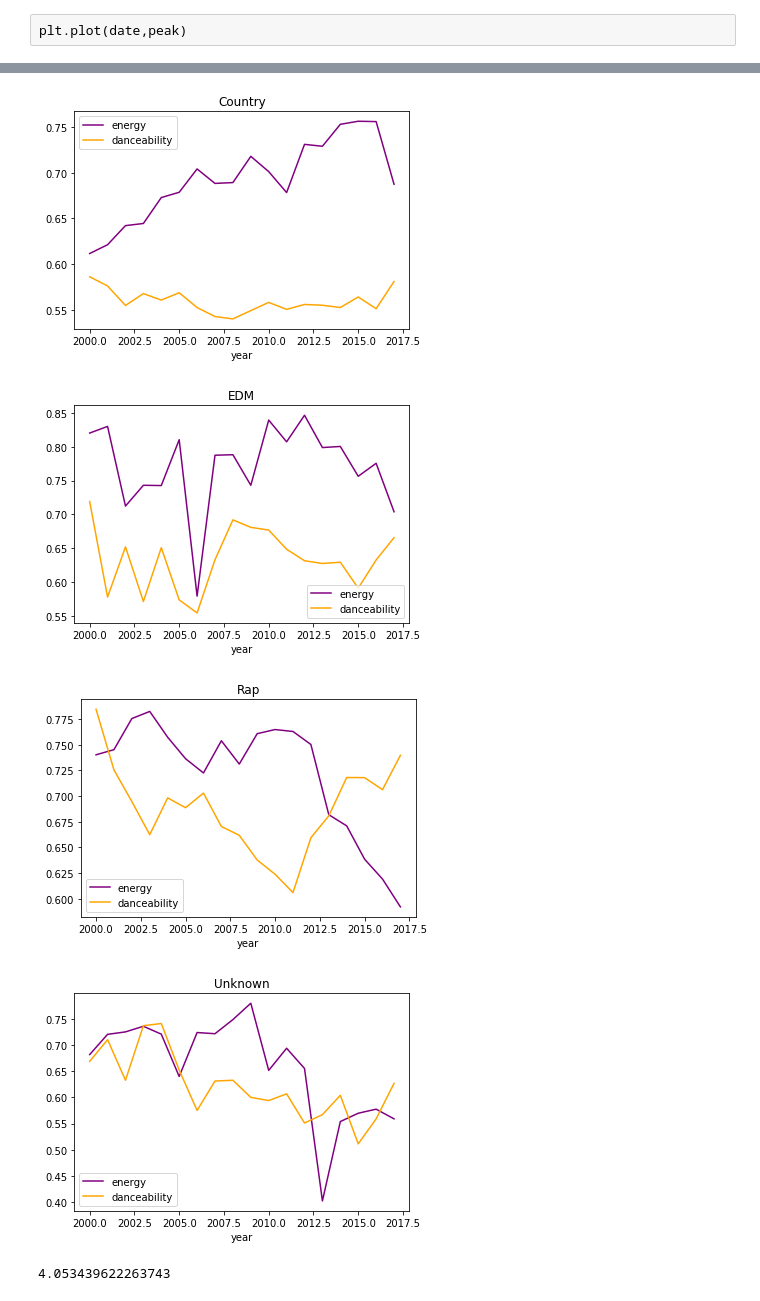
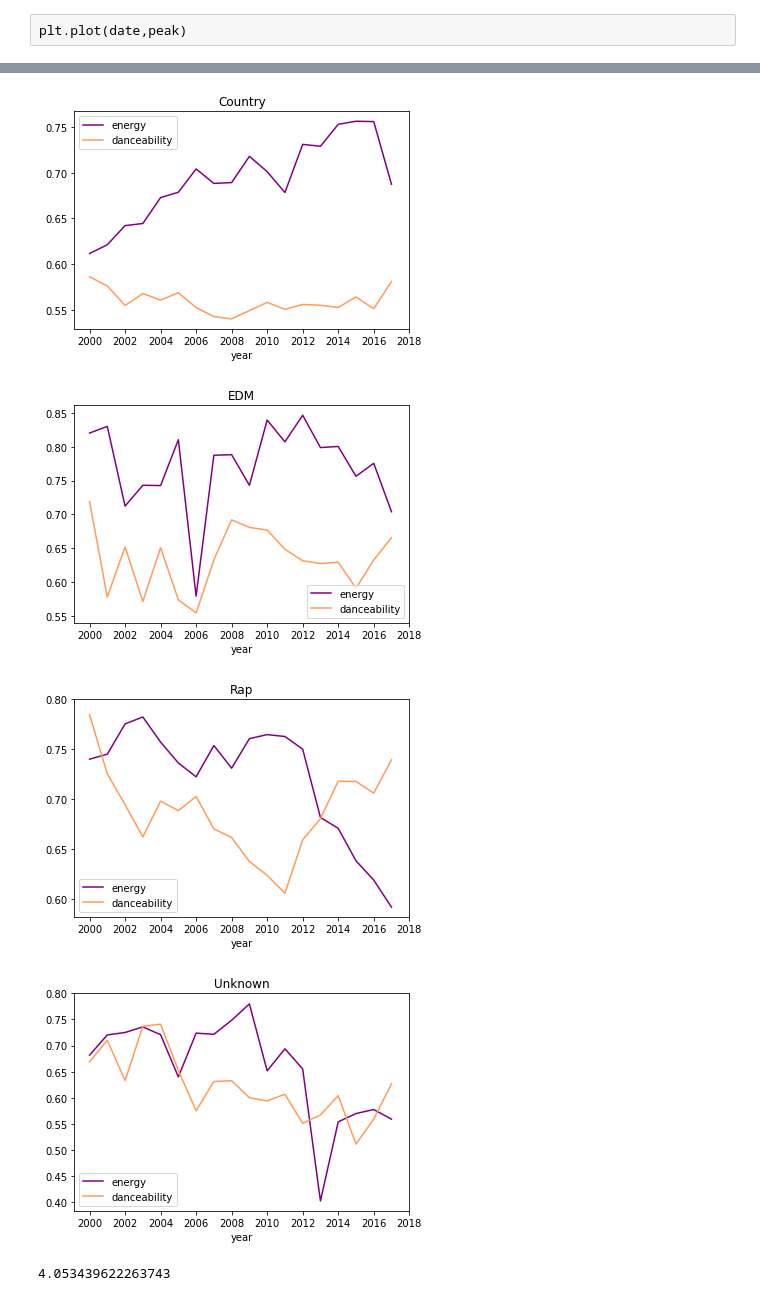
Before and after one commit to c-l-nguyen/hayleys-cosmic-songs, a Jupyter notebook: code/Spotify_Decade.ipynb, the cells around one changed output, grey strips where cells are left out. Saved outputs shown, nothing was run; the diff lists cells and outputs as text; code cells hidden in the pictures.

Commit message:
final images

```diff
--- a/code/Spotify_Decade.ipynb
+++ b/code/Spotify_Decade.ipynb
@@ -147,36 +96,57 @@ grouped_un = un_df.groupby('year').agg({"peak_pos":"mean","danceability":"mean",
 # %%
-grouped_rb.plot(kind = 'line',y=['energy','danceability'],color = ["purple",'orange'])
+grouped_rb.plot(kind = 'line',y=['energy','danceability'],color = ["purple",'#FF9B56'])
 plt.title("R&B")
 plt.legend(loc='lower left')
+plt.xticks([2000,2002,2004,2006,2008,2010,2012,2014,2016,2018])
+plt.yticks([0.55,0.6,0.65,0.7,0.75])
+plt.gca().xaxis.set_major_formatter(ticker.FormatStrFormatter('%0.0f'))
 plt.savefig("rb_en_da.png")
 
-grouped_rock.plot(kind = 'line',y=['energy','danceability'],color = ["purple",'orange'])
+grouped_rock.plot(kind = 'line',y=['energy','danceability'],color = ["purple",'#FF9B56'])
 plt.title("Rock")
 plt.legend(loc='center left')
+plt.xticks([2000,2002,2004,2006,2008,2010,2012,2014,2016,2018])
+plt.yticks([0.5,0.55,0.6,0.65,0.7,0.75,0.8])
+plt.gca().xaxis.set_major_formatter(ticker.FormatStrFormatter('%0.0f'))
 plt.savefig("rock_en_da.png")
 
-grouped_pop.plot(kind = 'line',y=['energy','danceability'],color = ["purple",'orange'])
+grouped_pop.plot(kind = 'line',y=['energy','danceability'],color = ["purple",'#FF9B56'])
 plt.title("Pop")
 plt.legend(loc='upper right')
+plt.xticks([2000,2002,2004,2006,2008,2010,2012,2014,2016,2018])
+plt.yticks([0.55,0.6,0.65,0.7,0.75,0.8])
+plt.gca().xaxis.set_major_formatter(ticker.FormatStrFormatter('%0.0f'))
 plt.savefig("pop_en_da.png")
 
-grouped_country.plot(kind = 'line',y=['energy','danceability'],color = ["purple",'orange'])
+grouped_country.plot(kind = 'line',y=['energy','danceability'],color = ["purple",'#FF9B56'])
 plt.title("Country")
 plt.legend(loc='upper left')
+plt.xticks([2000,2002,2004,2006,2008,2010,2012,2014,2016,2018])
+plt.yticks([0.55,0.6,0.65,0.7,0.75])
+plt.gca().xaxis.set_major_formatter(ticker.FormatStrFormatter('%0.0f'))
 plt.savefig("country_en_da.png")
 
-grouped_edm.plot(kind = 'line',y=['energy','danceability'],color = ["purple",'orange'])
+grouped_edm.plot(kind = 'line',y=['energy','danceability'],color = ["purple",'#FF9B56'])
 plt.title("EDM")
 plt.legend(loc='lower right')
+plt.xticks([2000,2002,2004,2006,2008,2010,2012,2014,2016,2018])
+plt.yticks([0.55,0.6,0.65,0.7,0.75,0.8,0.85])
+plt.gca().xaxis.set_major_formatter(ticker.FormatStrFormatter('%0.0f'))
 plt.savefig("edm_en_da.png")
 
-grouped_rap.plot(kind = 'line',y=['energy','danceability'],color = ["purple",'orange'])
+grouped_rap.plot(kind = 'line',y=['energy','danceability'],color = ["purple",'#FF9B56'])
 plt.title("Rap")
 plt.legend(loc='lower left')
+plt.xticks([2000,2002,2004,2006,2008,2010,2012,2014,2016,2018])
+plt.yticks([0.6,0.65,0.7,0.75,0.8])
+plt.gca().xaxis.set_major_formatter(ticker.FormatStrFormatter('%0.0f'))
 plt.savefig("rap_en_da.png")
 
-grouped_un.plot(kind = 'line',y=['energy','danceability'],color = ["purple",'orange'])
+grouped_un.plot(kind = 'line',y=['energy','danceability'],color = ["purple",'#FF9B56'])
 plt.title("Unknown")
 plt.legend(loc='lower left')
+plt.xticks([2000,2002,2004,2006,2008,2010,2012,2014,2016,2018])
+plt.yticks([0.4,0.45,0.5,0.55,0.6,0.65,0.7,0.75,0.8])
+plt.gca().xaxis.set_major_formatter(ticker.FormatStrFormatter('%0.0f'))
 plt.savefig("un_en_da.png")
 # %% [output]
@@ -186,4 +156,4 @@ plt.savefig("un_en_da.png")
-[figure, old version]
+[figure, new version]
-[figure, old version]
+[figure, new version]
-[figure, old version]
+[figure, new version]
-[figure, old version]
+[figure, new version]
```
Also changed, not shown: parts of 18 cells of this notebook, 15 other files.
